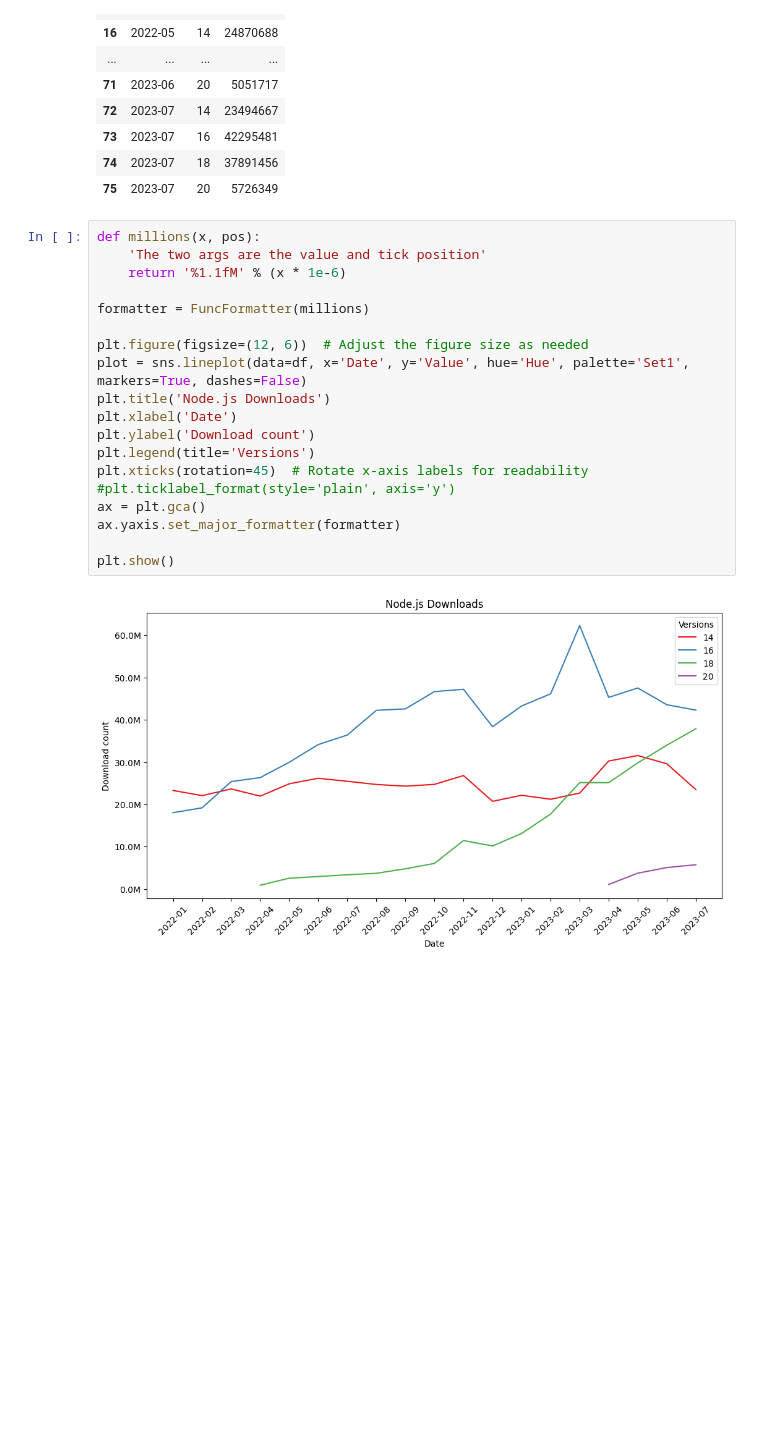
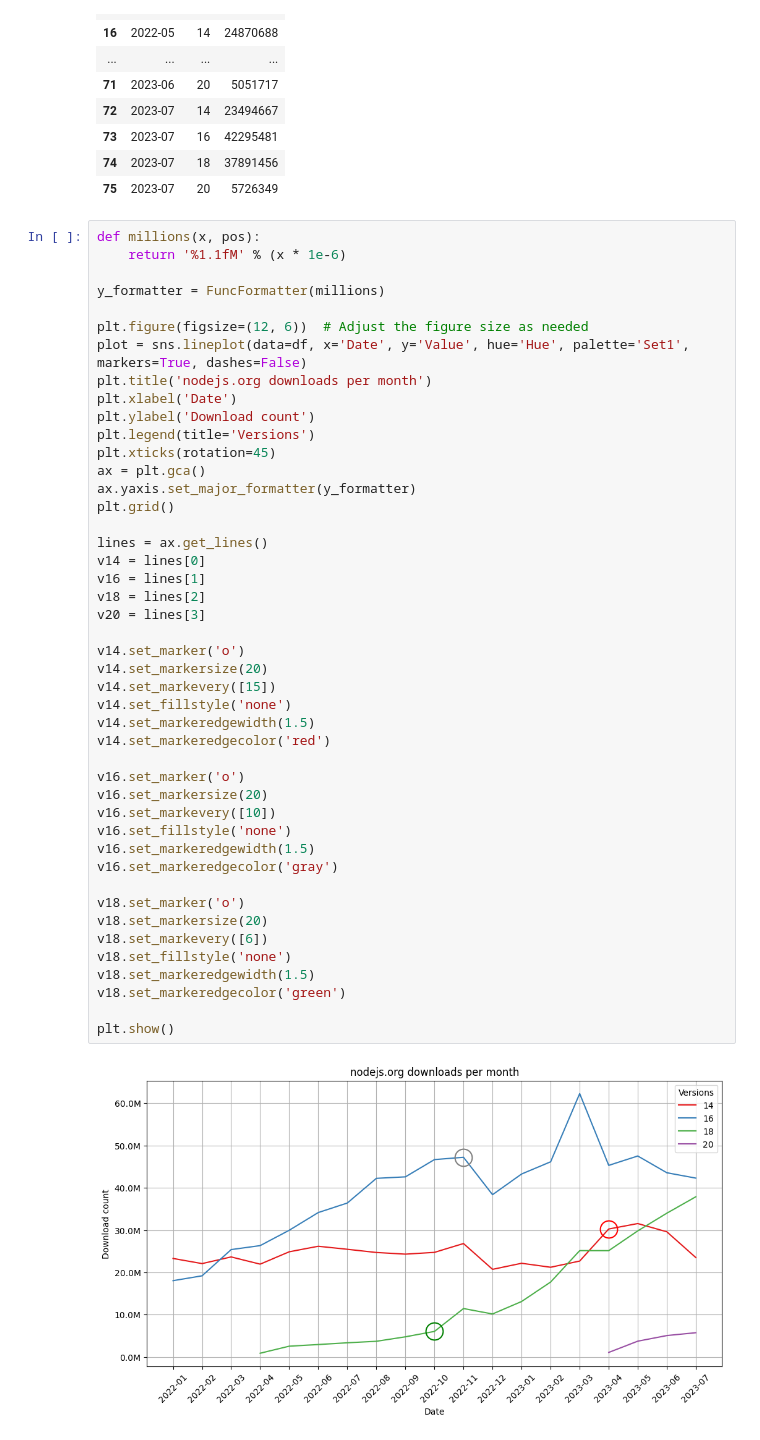
Before and after one commit to RafaelGSS/nodejs-stats, a Jupyter notebook: downloads/download.ipynb, the cells around one changed output. Cells and saved outputs as stored; diff of their text form; blank space fills up the shorter version.

Commit message:
update: adjust graph title

```diff
--- a/downloads/download.ipynb
+++ b/downloads/download.ipynb
@@ -60,22 +60,48 @@ df
 | 75 | 2023-07 | 20 | 5726349 |
 # %%
 def millions(x, pos):
-    'The two args are the value and tick position'
     return '%1.1fM' % (x * 1e-6)
 
-formatter = FuncFormatter(millions)
+y_formatter = FuncFormatter(millions)
 
 plt.figure(figsize=(12, 6))  # Adjust the figure size as needed
 plot = sns.lineplot(data=df, x='Date', y='Value', hue='Hue', palette='Set1', markers=True, dashes=False)
-plt.title('Node.js Downloads')
+plt.title('nodejs.org downloads per month')
 plt.xlabel('Date')
 plt.ylabel('Download count')
 plt.legend(title='Versions')
-plt.xticks(rotation=45)  # Rotate x-axis labels for readability
-#plt.ticklabel_format(style='plain', axis='y')
+plt.xticks(rotation=45)
 ax = plt.gca()
-ax.yaxis.set_major_formatter(formatter)
+ax.yaxis.set_major_formatter(y_formatter)
+plt.grid()
+
+lines = ax.get_lines()
+v14 = lines[0]
+v16 = lines[1]
+v18 = lines[2]
+v20 = lines[3]
+
+v14.set_marker('o')
+v14.set_markersize(20)
+v14.set_markevery([15])
+v14.set_fillstyle('none')
+v14.set_markeredgewidth(1.5)
+v14.set_markeredgecolor('red')
+
+v16.set_marker('o')
+v16.set_markersize(20)
+v16.set_markevery([10])
+v16.set_fillstyle('none')
+v16.set_markeredgewidth(1.5)
+v16.set_markeredgecolor('gray')
+
+v18.set_marker('o')
+v18.set_markersize(20)
+v18.set_markevery([6])
+v18.set_fillstyle('none')
+v18.set_markeredgewidth(1.5)
+v18.set_markeredgecolor('green')
 
 plt.show()
 # %% [output]
-[figure, old version]
+[figure, new version]
```
Also changed, not shown: 1 other file.
